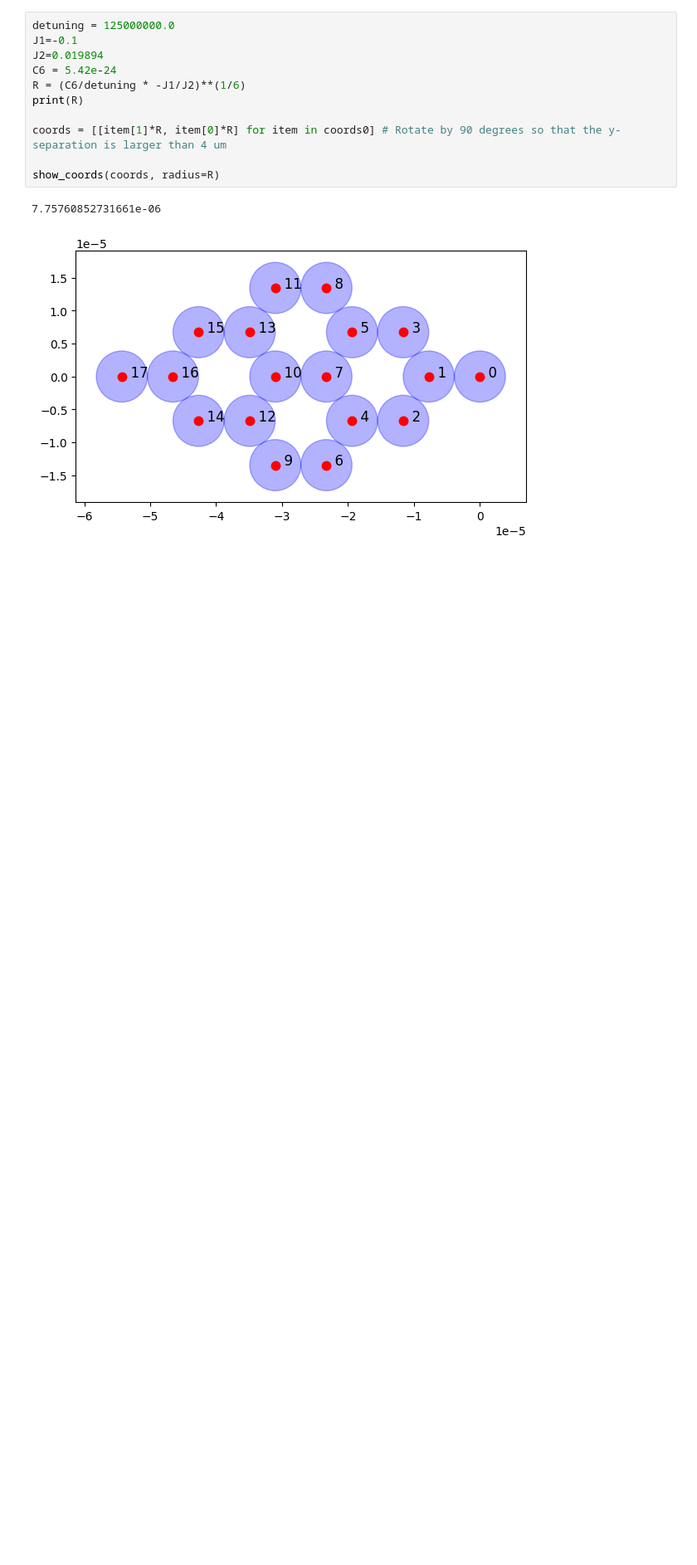
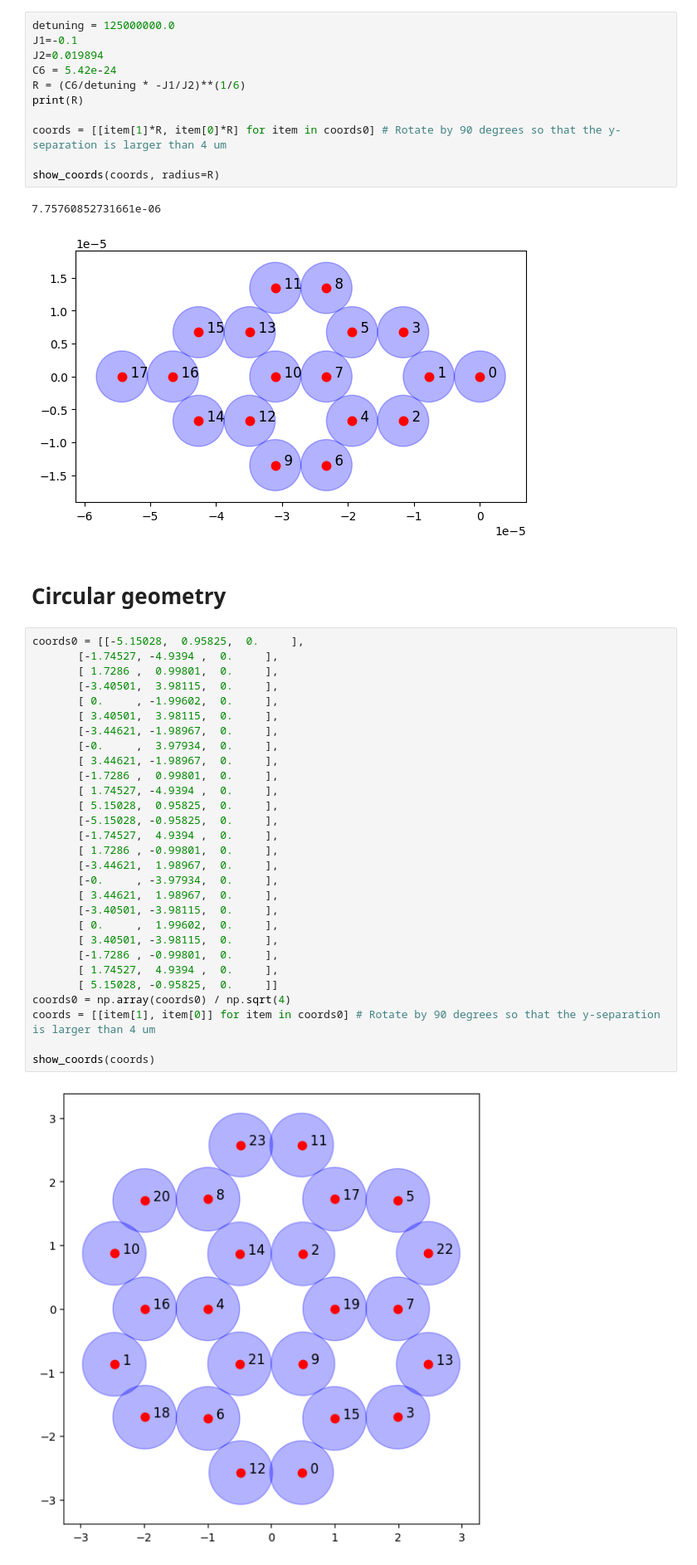
Before and after one commit to cmc-ucl/rydberg_atoms, a Jupyter notebook: 4_QUBO_open_geometry_positive_coefficients_only_NN_only_one_R_adiabatic_program.ipynb, the cells around one changed output. Shown at 83% size. Drawn from its saved outputs; the diff is of its cells as text; blank space fills up the shorter version.

```diff
--- a/4_QUBO_open_geometry_positive_coefficients_only_NN_only_one_R_adiabatic_program.ipynb
+++ b/4_QUBO_open_geometry_positive_coefficients_only_NN_only_one_R_adiabatic_program.ipynb
@@ -288,3 +288,36 @@ show_coords(coords, radius=R)
 # %% [output]
 7.75760852731661e-06
 [figure]
+# %% [markdown]
+# Circular geometry
+# %%
+coords0 = [[-5.15028,  0.95825,  0.     ],
+       [-1.74527, -4.9394 ,  0.     ],
+       [ 1.7286 ,  0.99801,  0.     ],
+       [-3.40501,  3.98115,  0.     ],
+       [ 0.     , -1.99602,  0.     ],
+       [ 3.40501,  3.98115,  0.     ],
+       [-3.44621, -1.98967,  0.     ],
+       [-0.     ,  3.97934,  0.     ],
+       [ 3.44621, -1.98967,  0.     ],
+       [-1.7286 ,  0.99801,  0.     ],
+       [ 1.74527, -4.9394 ,  0.     ],
+       [ 5.15028,  0.95825,  0.     ],
+       [-5.15028, -0.95825,  0.     ],
+       [-1.74527,  4.9394 ,  0.     ],
+       [ 1.7286 , -0.99801,  0.     ],
+       [-3.44621,  1.98967,  0.     ],
+       [-0.     , -3.97934,  0.     ],
+       [ 3.44621,  1.98967,  0.     ],
+       [-3.40501, -3.98115,  0.     ],
+       [ 0.     ,  1.99602,  0.     ],
+       [ 3.40501, -3.98115,  0.     ],
+       [-1.7286 , -0.99801,  0.     ],
+       [ 1.74527,  4.9394 ,  0.     ],
+       [ 5.15028, -0.95825,  0.     ]]
+coords0 = np.array(coords0) / np.sqrt(4)
+coords = [[item[1], item[0]] for item in coords0] # Rotate by 90 degrees so that the y-separation is larger than 4 um
+
+show_coords(coords)
+# %% [output]
+[figure, added]
```
Also changed, not shown: parts of 1 cell of this notebook.
